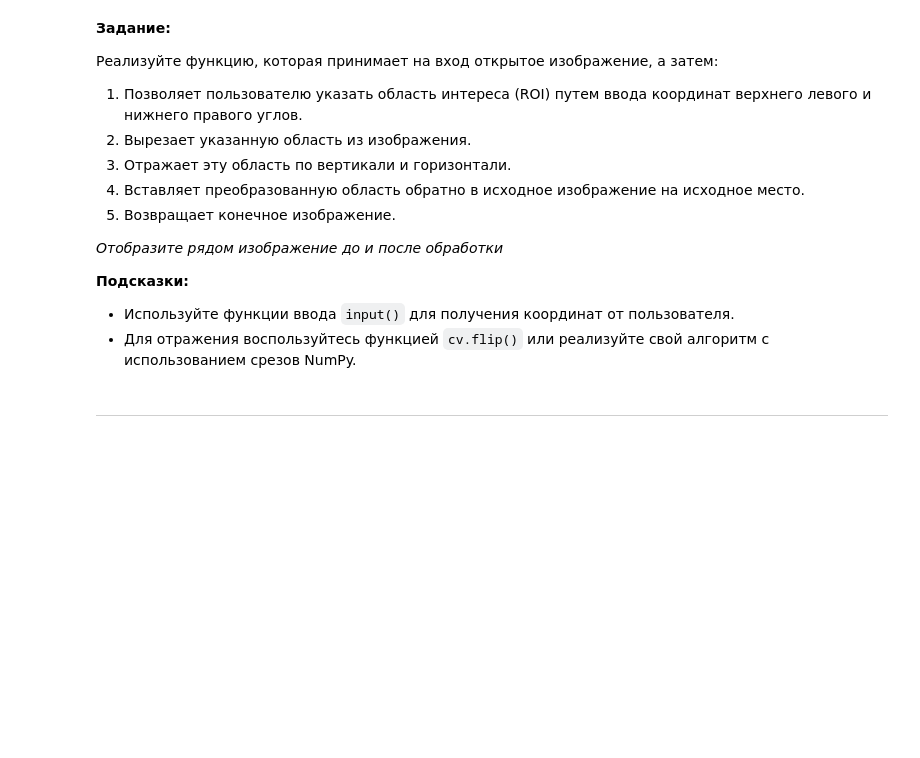
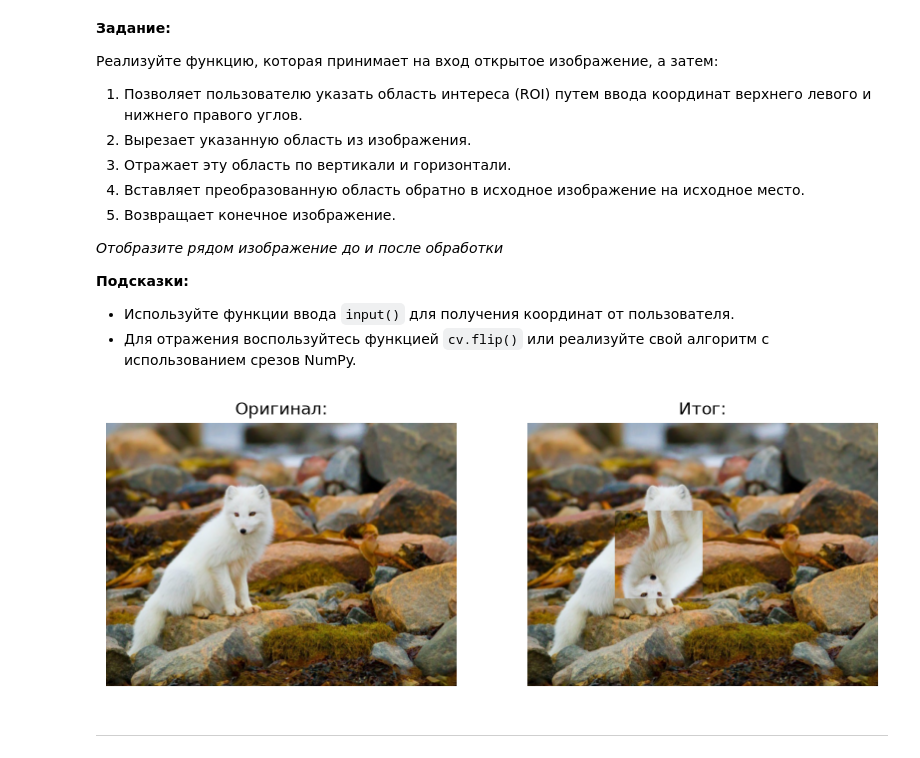
Before and after one commit to Calrission/MIIGAIK-Image-Processing, a Jupyter notebook: Практическая_работа_№4_Основные_методы_OpenCV_Часть_№2.ipynb, the cells around one changed output. Saved outputs shown, nothing was run; the diff lists cells and outputs as text; code cells hidden in the pictures; blank space fills up the shorter version.

```diff
--- a/Практическая_работа_№4_Основные_методы_OpenCV_Часть_№2.ipynb
+++ b/Практическая_работа_№4_Основные_методы_OpenCV_Часть_№2.ipynb
@@ -83,3 +137,30 @@
+# %%
+def mirror_roi(image, p1, p2):
+    x1, y1 = p1
+    x2, y2 = p2
+    roi = image[y1:y2, x1:x2].copy()
+    roi = cv.flip(roi, -1)
+    image[y1:y2, x1:x2] = roi
+    return image
+
+x1 = int(input("X верхней левой точки: "))
+y1 = int(input("Y верхней левой точки: "))
+x2 = int(input("X нижней правой точки: "))
+y2 = int(input("Y нижнего правой точки: "))
+
+img = fetch_image_by_url(url)
+img_processed = mirror_roi(img.copy(), (x1, y1), (x2, y2))
+
+fig, ax = plt.subplots(1, 2, figsize=(10, 5))
+ax[0].imshow(img)
+ax[0].axis("off")
+ax[0].set_title("Оригинал:")
+ax[1].imshow(img_processed)
+ax[1].set_title("Итог:")
+ax[1].axis("off")
+plt.show()
+# %% [output]
+[figure, added]
 # %% [markdown]
 ---
 # %% [markdown]
```
Also changed, not shown: parts of 62 cells of this notebook, 2 other files.
